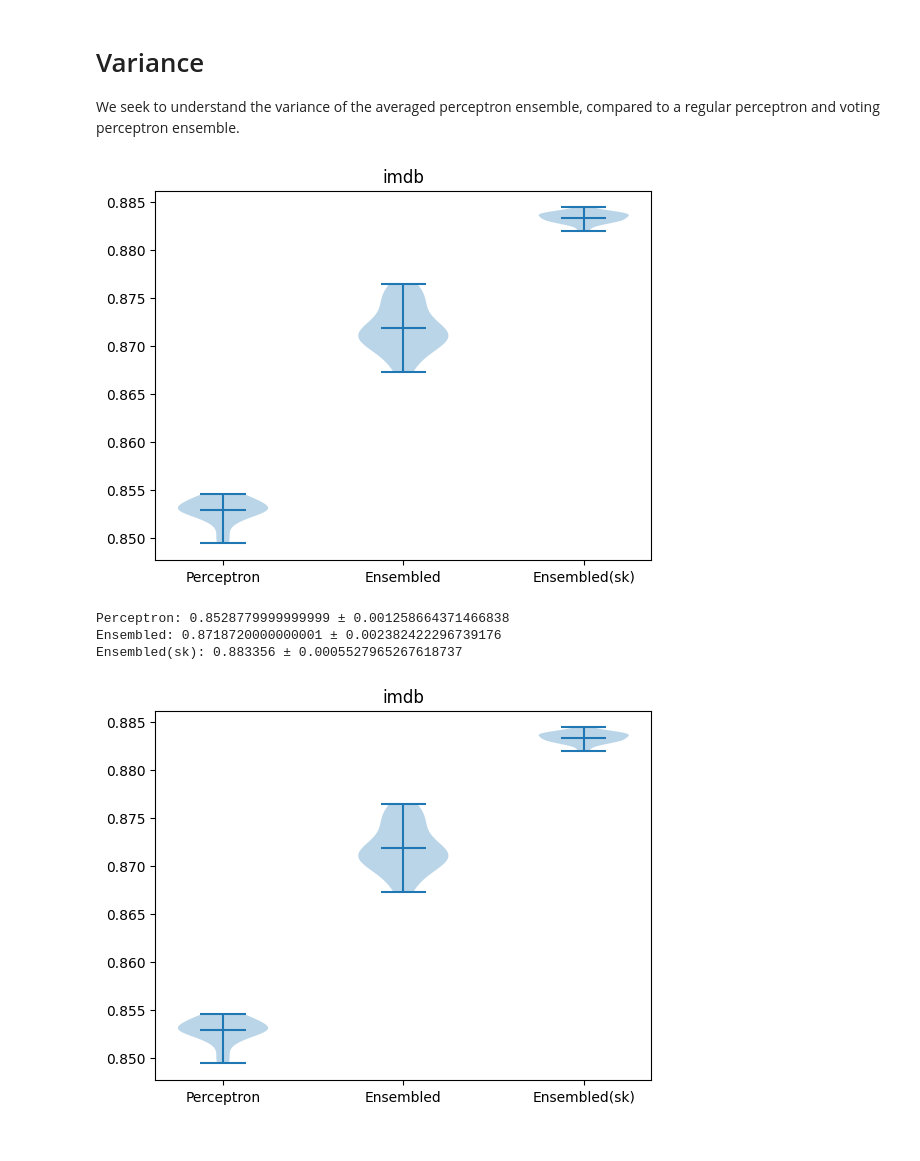
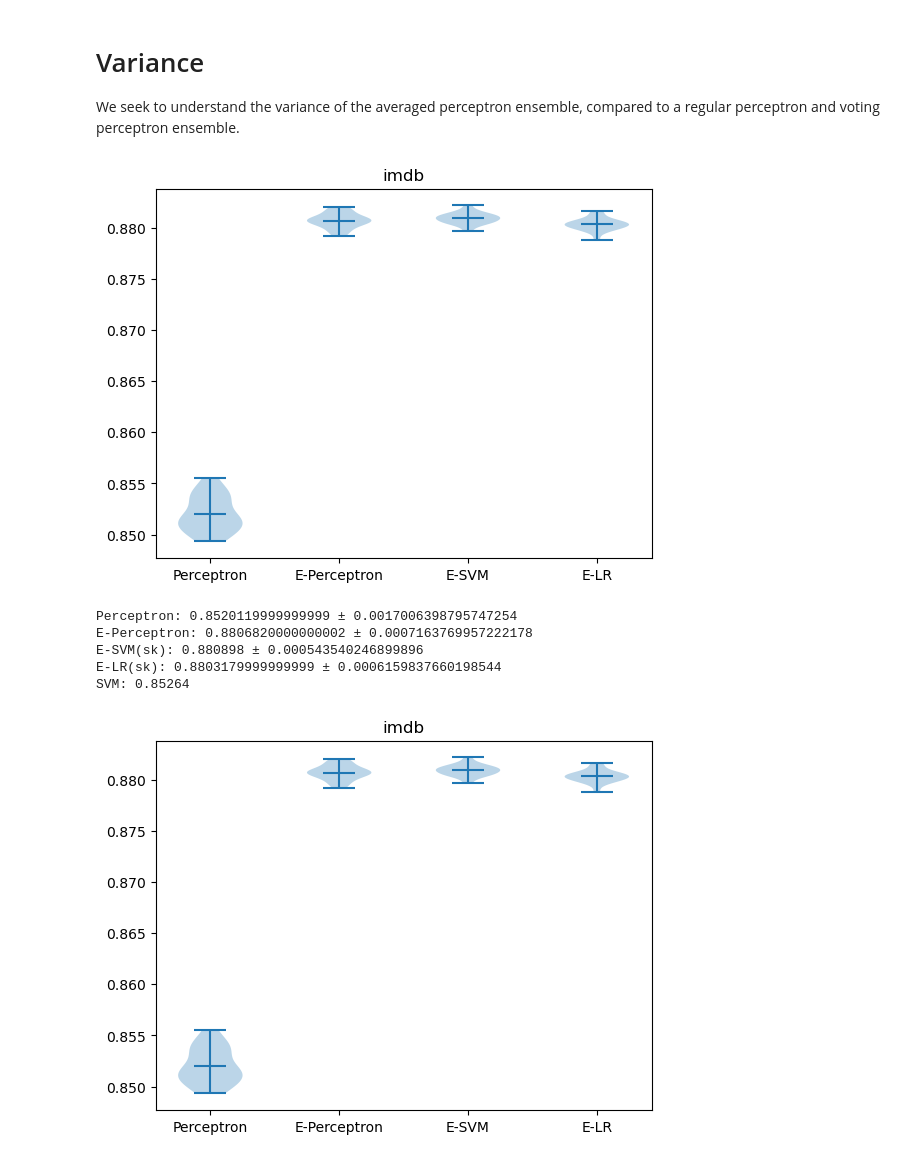
Before and after one commit to oliviaBahr/perceptron, a Jupyter notebook: src/variance_experiments.ipynb, the cells around one changed output. Saved outputs shown, nothing was run; the diff lists cells and outputs as text; code cells hidden in the pictures.

```diff
--- a/src/variance_experiments.ipynb
+++ b/src/variance_experiments.ipynb
@@ -39,42 +38,58 @@ def run_many(num_runs, epochs, title: str, train_path, test_path=None, test_size
         normal_score = normal_perceptron.score(test_data[0], test_data[1])
         # normal_score = metrics.accuracy_score(test_data[1], normal_perceptron.predict(test_data[0]))
 
-        # Ensemble implemented with Scikit
-        sk_perceptron = AddPerceptron(max_iter=epochs, random_state = seed, epoch_size = 0.5)
+        # Ensembles implemented with Scikit
+        sk_perceptron = AddSGDClassifier(loss = 'perceptron', penalty = None, eta0 = 1, max_iter=epochs, random_state = seed, epoch_size = 1.0)
         sk_perceptron.fit(train_data[0], train_data[1])
-        sk_score = sk_perceptron.score(test_data[0], test_data[1])
+        sk_perceptron_score = sk_perceptron.score(test_data[0], test_data[1])
+
+        sk_svm = AddSGDClassifier(loss = 'hinge', penalty = None, max_iter=epochs, random_state = seed, epoch_size = 1.0)
+        sk_svm.fit(train_data[0], train_data[1])
+        sk_svm_score = sk_svm.score(test_data[0], test_data[1])
+
+        sk_lr = AddSGDClassifier(loss = 'log_loss', penalty = None, max_iter=epochs, random_state = seed, epoch_size = 1.0)
+        sk_lr.fit(train_data[0], train_data[1])
+        sk_lr_score = sk_lr.score(test_data[0], test_data[1])
 
         ensembled_perceptron.train(ensemble_size=epochs, data_opts="window", epoch_size=0.5, log="none")
         ensembled_score = ensembled_perceptron.accuracy
 
-        scores.append([normal_score, ensembled_score, sk_score])
+        scores.append([normal_score, sk_perceptron_score, sk_svm_score, sk_lr_score])
 
         # Update plot live
         ax.clear()
         scores_array = np.array(scores)
         ax.violinplot(scores_array, showmeans=True)
-        ax.set_xticks([1, 2, 3])
-        ax.set_xticklabels(["Perceptron", "Ensembled", "Ensembled(sk)"])
+        ax.set_xticks([1, 2, 3, 4])
+        ax.set_xticklabels(["Perceptron", "E-Perceptron", "E-SVM", "E-LR"])
         ax.set_title(title)
         display_id.update(fig)
         # plt.pause(0.02)
 
+    svm_clf = svm.LinearSVC()
+    svm_clf.fit(train_data[0], train_data[1])
+    svm_score = svm_clf.score(test_data[0], test_data[1])
+
     scores = np.array(scores)
     print(f"Perceptron: {scores[:, 0].mean()} ± {scores[:, 0].std()}")
-    print(f"Ensembled: {scores[:, 1].mean()} ± {scores[:, 1].std()}")
-    print(f"Ensembled(sk): {scores[:, 2].mean()} ± {scores[:, 2].std()}")
+    print(f"E-Perceptron: {scores[:, 1].mean()} ± {scores[:, 1].std()}")
+    print(f"E-SVM(sk): {scores[:, 2].mean()} ± {scores[:, 2].std()}")
+    print(f"E-LR(sk): {scores[:, 3].mean()} ± {scores[:, 3].std()}")
+    print(f"SVM: {svm_score}")
     # plt.ioff()
     # plt.show()
 
     return scores
 # %%
-_ = run_many(num_runs=20, epochs=400, title="imdb", train_path="../data/imdb/train_labeledBow.feat", test_path="../data/imdb/test_labeledBow.feat", dataset_name="imdb")
+_ = run_many(num_runs=20, epochs=30, title="imdb", train_path="../data/imdb/train_labeledBow.feat", test_path="../data/imdb/test_labeledBow.feat", dataset_name="imdb")
 # %% [output]
-[figure, old version]
+[figure, new version]
-Perceptron: 0.8528779999999999 ± 0.001258664371466838
-Ensembled: 0.8718720000000001 ± 0.002382422296739176
-Ensembled(sk): 0.883356 ± 0.0005527965267618737
+Perceptron: 0.8520119999999999 ± 0.0017006398795747254
+E-Perceptron: 0.8806820000000002 ± 0.0007163769957222178
+E-SVM(sk): 0.880898 ± 0.000543540246899896
+E-LR(sk): 0.8803179999999999 ± 0.0006159837660198544
+SVM: 0.85264
-[figure, old version]
+[figure, new version]
 # %%
 _ = run_many(num_runs=20, epochs=100, title="cod RNA", train_path="../data/cod-rna/train.txt", test_path="../data/cod-rna/test.txt")
 # %% [output]
```
Also changed, not shown: parts of 3 cells of this notebook.
